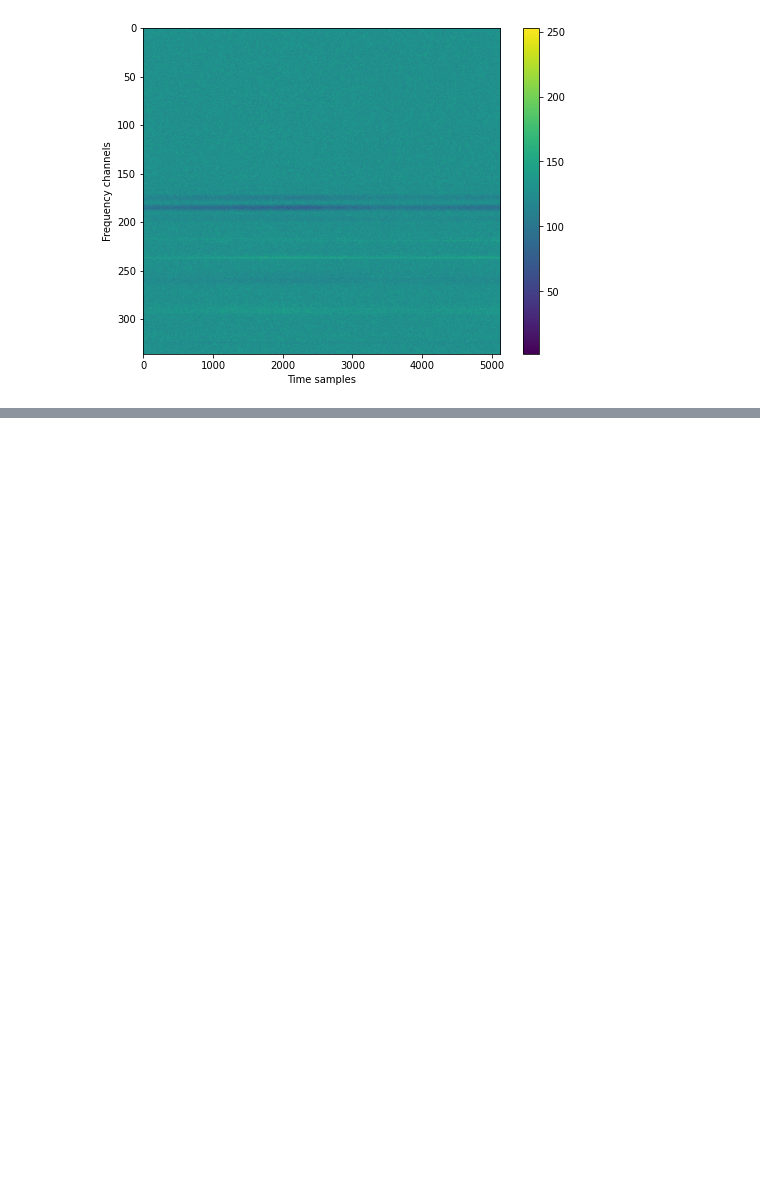
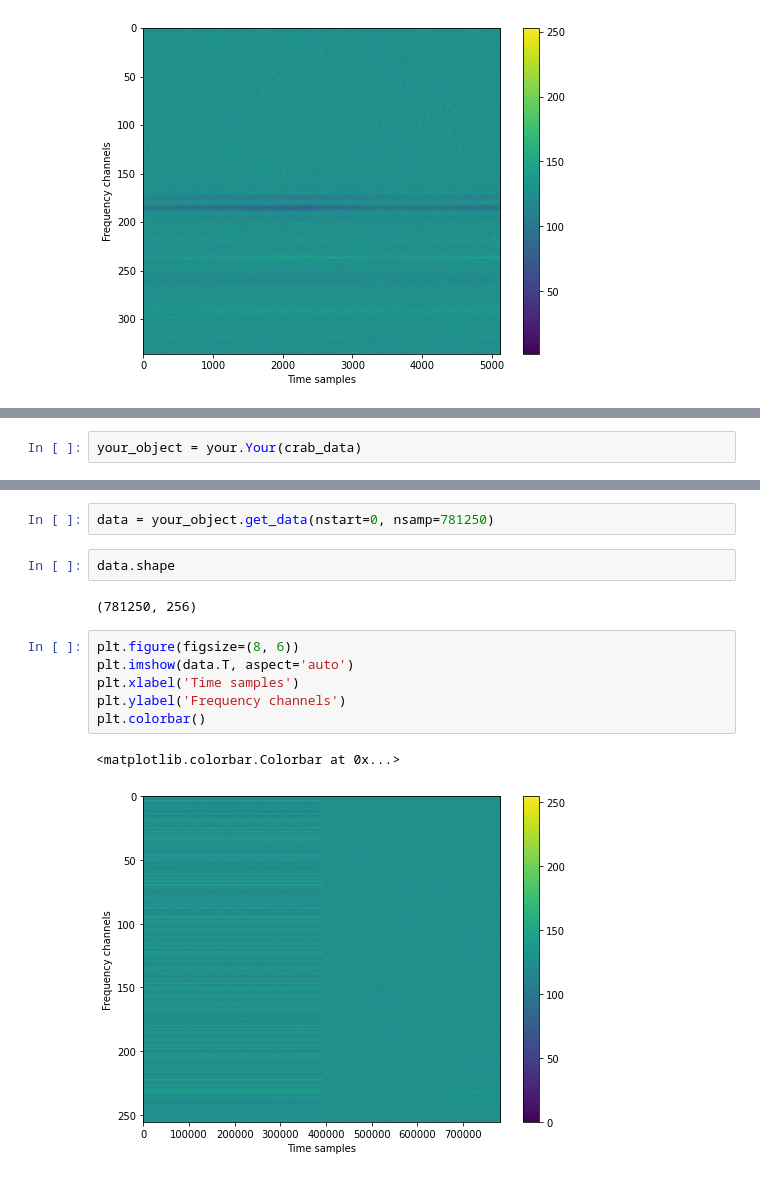
Before and after one commit to KazAndr/test_modules, a Jupyter notebook: your/testarea.ipynb, the cells around one changed output, grey strips where cells are left out. Cells and saved outputs as stored; diff of their text form; blank space fills up the shorter version.

Commit message:
Update testarea.ipynb
Plotting of Crab data (Eff) was added.

```diff
--- a/your/testarea.ipynb
+++ b/your/testarea.ipynb
@@ -45,0 +48,2 @@ plt.colorbar()
+# %%
+your_object = your.Your(crab_data)
@@ -45,0 +70,15 @@ plt.colorbar()
+# %%
+data = your_object.get_data(nstart=0, nsamp=781250)
+# %%
+data.shape
+# %% [output]
+(781250, 256)
+# %%
+plt.figure(figsize=(8, 6))
+plt.imshow(data.T, aspect='auto')
+plt.xlabel('Time samples')
+plt.ylabel('Frequency channels')
+plt.colorbar()
+# %% [output]
+<matplotlib.colorbar.Colorbar at 0x...>
+[figure, added]
```
Also changed, not shown: parts of 2 cells of this notebook.
